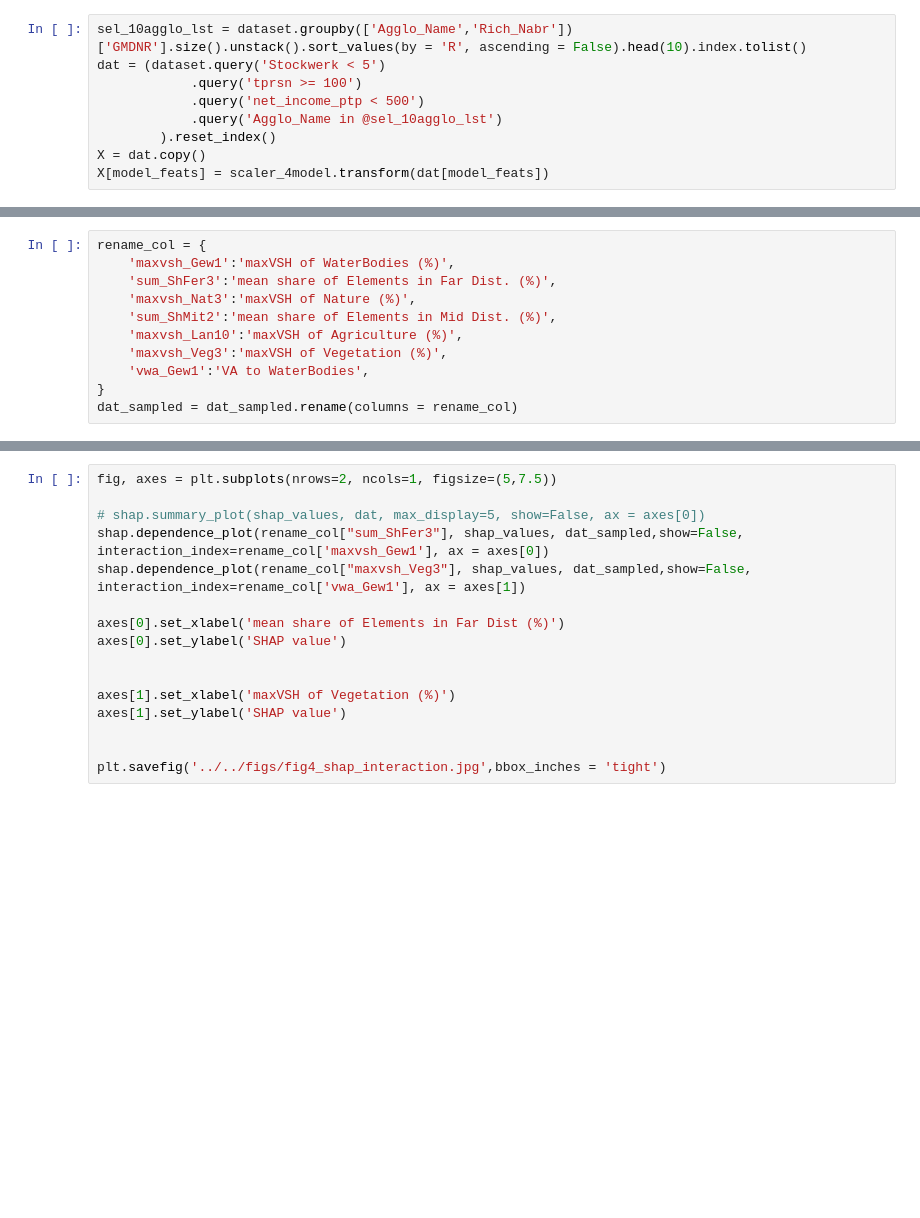
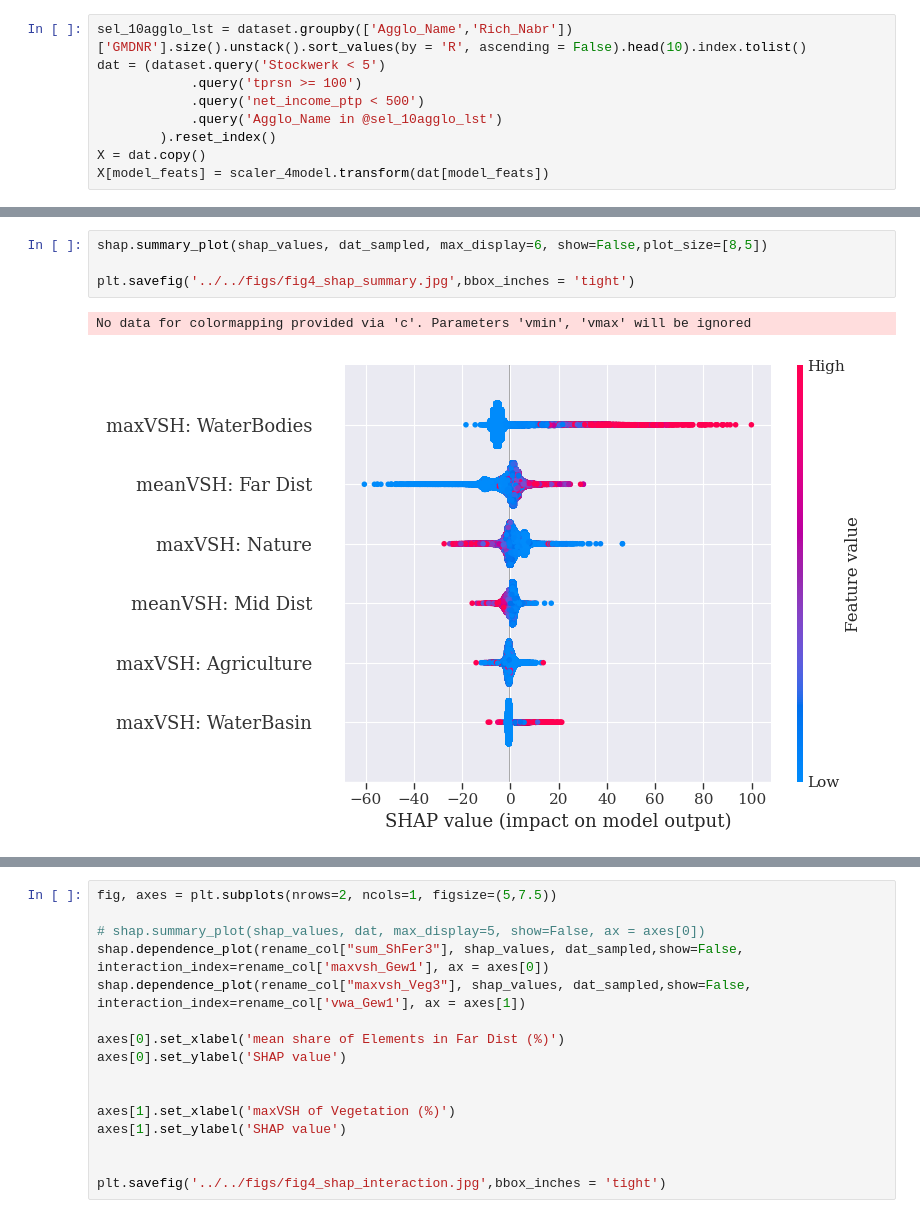
Before and after one commit to AdamSwietek/LUP_VisualCapital, a Jupyter notebook: notebooks/estimating/feature_importance.ipynb, the cells around one changed output, grey strips where cells are left out. Drawn from its saved outputs; the diff is of its cells as text; blank space fills up the shorter version.

```diff
--- a/notebooks/estimating/feature_importance.ipynb
+++ b/notebooks/estimating/feature_importance.ipynb
@@ -65,13 +81,9 @@ shap_values = explainer.shap_values(X_sampled)
 # %% [output]
 ntree_limit is deprecated, use `iteration_range` or model slicing instead.
-# %%
-rename_col = {
-    'maxvsh_Gew1':'maxVSH of WaterBodies (%)',
-    'sum_ShFer3':'mean share of Elements in Far Dist. (%)',
-    'maxvsh_Nat3':'maxVSH of Nature (%)',
-    'sum_ShMit2':'mean share of Elements in Mid Dist. (%)',
-    'maxvsh_Lan10':'maxVSH of Agriculture (%)',
-    'maxvsh_Veg3':'maxVSH of Vegetation (%)',
-    'vwa_Gew1':'VA to WaterBodies',
-}
-dat_sampled = dat_sampled.rename(columns = rename_col)
+# %%
+shap.summary_plot(shap_values, dat_sampled, max_display=6, show=False,plot_size=[8,5])
+
+plt.savefig('../../figs/fig4_shap_summary.jpg',bbox_inches = 'tight')
+# %% [output]
+No data for colormapping provided via 'c'. Parameters 'vmin', 'vmax' will be ignored
+[figure, added]
```
Also changed, not shown: parts of 7 cells of this notebook, 23 other files.
